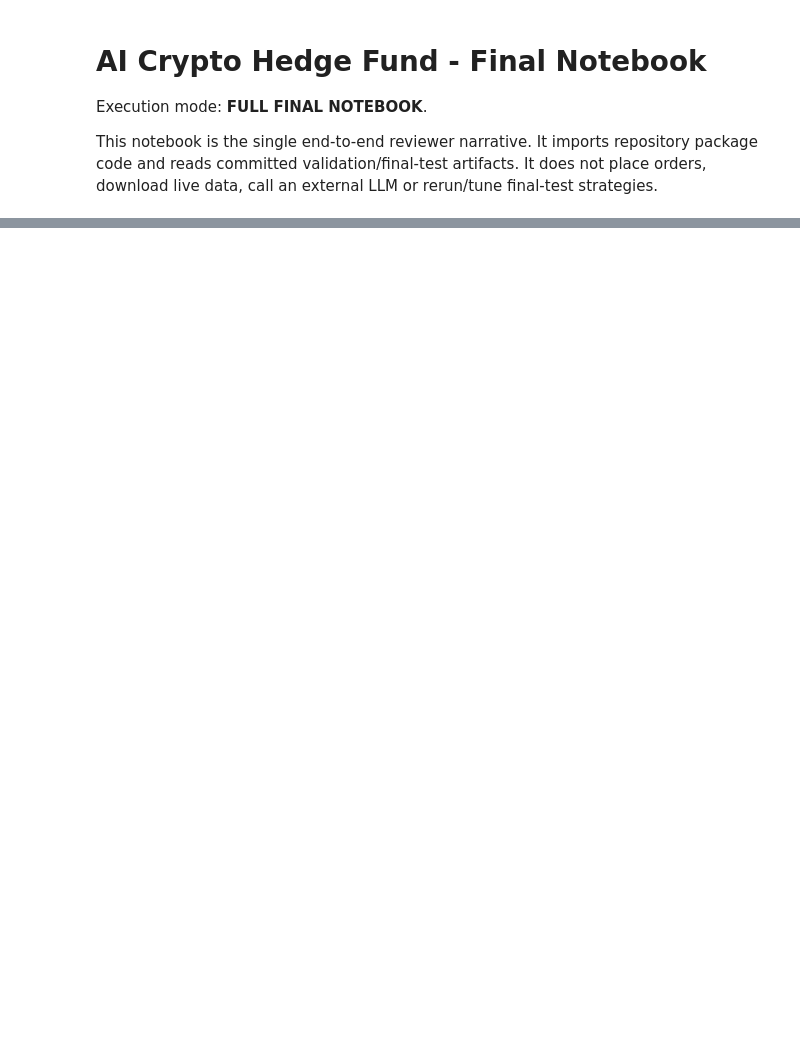
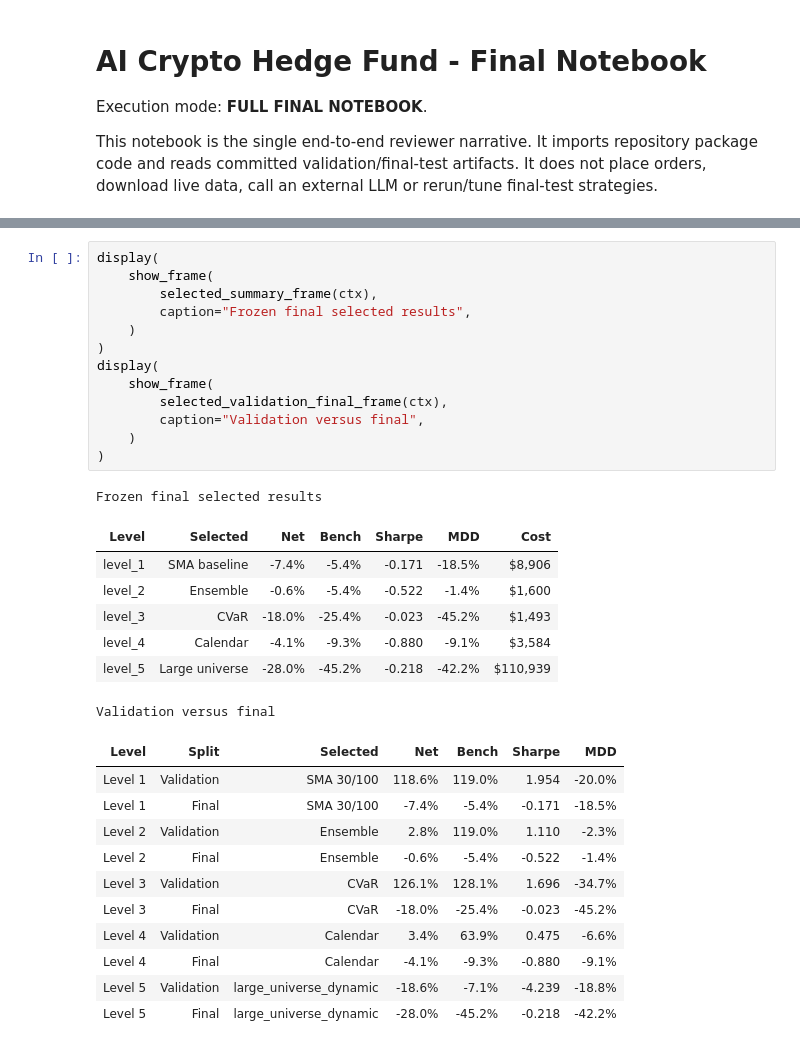
Before and after one commit to SergeySdv/ai-crypto-hedge-fund-research, a Jupyter notebook: notebooks/ai_crypto_hedge_fund.ipynb, the cells around one changed output, grey strips where cells are left out. Saved outputs shown, nothing was run; the diff lists cells and outputs as text; blank space fills up the shorter version.

```diff
--- a/notebooks/ai_crypto_hedge_fund.ipynb
+++ b/notebooks/ai_crypto_hedge_fund.ipynb
@@ -364,0 +102,33 @@ news/sentiment ingestion. Those future items are not enabled in this MVP.
+# %%
+display(
+    show_frame(
+        selected_summary_frame(ctx),
+        caption="Frozen final selected results",
+    )
+)
+display(
+    show_frame(
+        selected_validation_final_frame(ctx),
+        caption="Validation versus final",
+    )
+)
+# %% [output]
+Frozen final selected results
+| Level | Selected | Net | Bench | Sharpe | MDD | Cost |
+| level_1 | SMA baseline | -7.4% | -5.4% | -0.171 | -18.5% | $8,906 |
+| level_2 | Ensemble | -0.6% | -5.4% | -0.522 | -1.4% | $1,600 |
+| level_3 | CVaR | -18.0% | -25.4% | -0.023 | -45.2% | $1,493 |
+| level_4 | Calendar | -4.1% | -9.3% | -0.880 | -9.1% | $3,584 |
+| level_5 | Large universe | -28.0% | -45.2% | -0.218 | -42.2% | $110,939 |
+Validation versus final
+| Level | Split | Selected | Net | Bench | Sharpe | MDD |
+| Level 1 | Validation | SMA 30/100 | 118.6% | 119.0% | 1.954 | -20.0% |
+| Level 1 | Final | SMA 30/100 | -7.4% | -5.4% | -0.171 | -18.5% |
+| Level 2 | Validation | Ensemble | 2.8% | 119.0% | 1.110 | -2.3% |
+| Level 2 | Final | Ensemble | -0.6% | -5.4% | -0.522 | -1.4% |
+| Level 3 | Validation | CVaR | 126.1% | 128.1% | 1.696 | -34.7% |
+| Level 3 | Final | CVaR | -18.0% | -25.4% | -0.023 | -45.2% |
+| Level 4 | Validation | Calendar | 3.4% | 63.9% | 0.475 | -6.6% |
+| Level 4 | Final | Calendar | -4.1% | -9.3% | -0.880 | -9.1% |
+| Level 5 | Validation | large_universe_dynamic | -18.6% | -7.1% | -4.239 | -18.8% |
+| Level 5 | Final | large_universe_dynamic | -28.0% | -45.2% | -0.218 | -42.2% |
```
Also changed, not shown: parts of 45 cells of this notebook, 3 other files.
